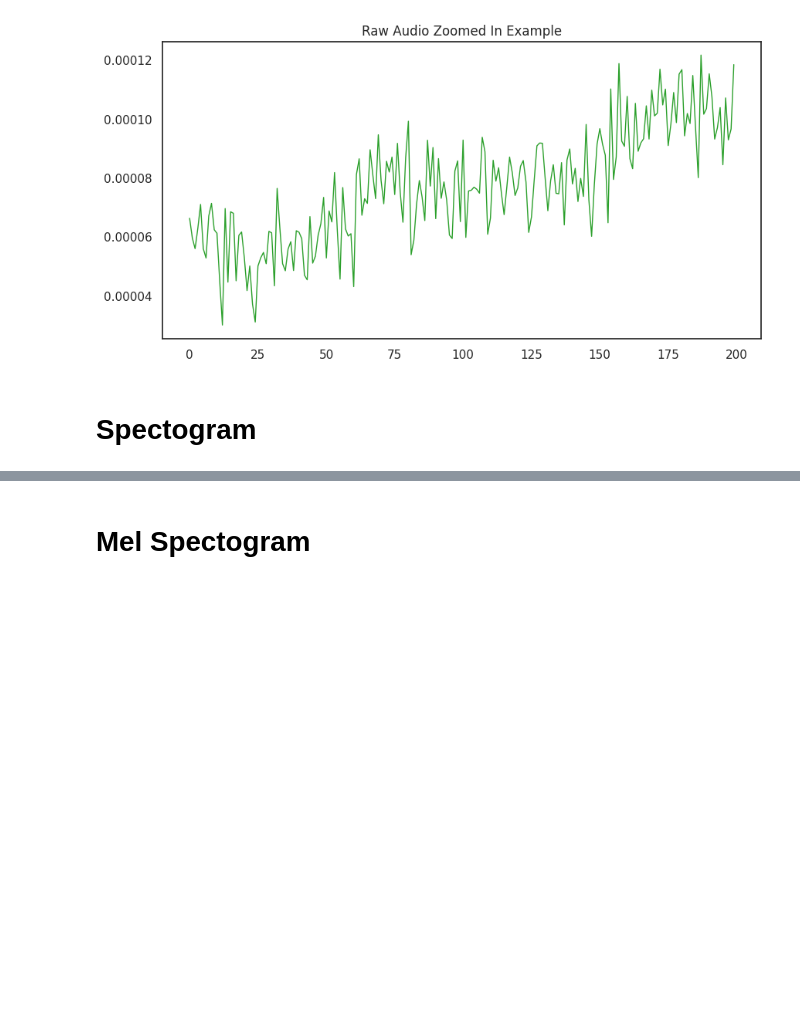
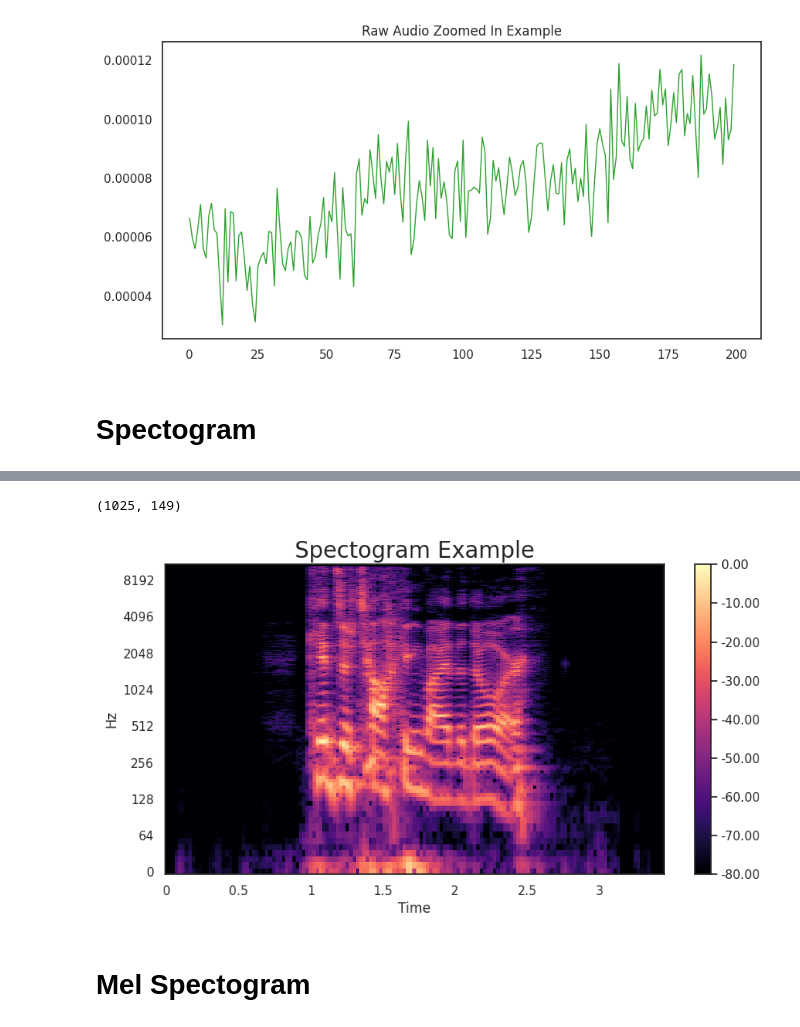
Before and after one commit to mehedihasanbijoy/PyTorch-Speech-Processing, a Jupyter notebook: Data Preprocessing/Data_Preprocessing_00.ipynb, the cells around one changed output, grey strips where cells are left out. Drawn from its saved outputs; the diff is of its cells as text; code cells hidden in the pictures; blank space fills up the shorter version.

Commit message:
Data Processing Basics / EDA

```diff
--- a/Data Preprocessing/Data_Preprocessing_00.ipynb
+++ b/Data Preprocessing/Data_Preprocessing_00.ipynb
@@ -322,2 +335,22 @@ plt.show()
+# %%
+# Compute the Short-Time Fourier Transform (STFT) of the audio signal 'y'.
+D = librosa.stft(y)
+
+# Convert the amplitude spectrogram to decibels using a reference maximum value.
+S_db = librosa.amplitude_to_db(np.abs(D), ref=np.max)
+
+# Display the shape of the resulting spectrogram in decibels.
+S_db.shape
+# %% [output]
+(1025, 149)
+# %%
+# Plot the transformed audio data
+fig, ax = plt.subplots(figsize=(10, 5))
+img = librosa.display.specshow(S_db, x_axis='time', y_axis='log', ax=ax)
+ax.set_title('Spectogram Example', fontsize=20)
+fig.colorbar(img, ax=ax, format=f'%0.2f')
+plt.show()
+# %% [output]
+[figure, added]
 # %% [markdown]
 # Mel Spectogram
```
Also changed, not shown: parts of 6 cells of this notebook.
